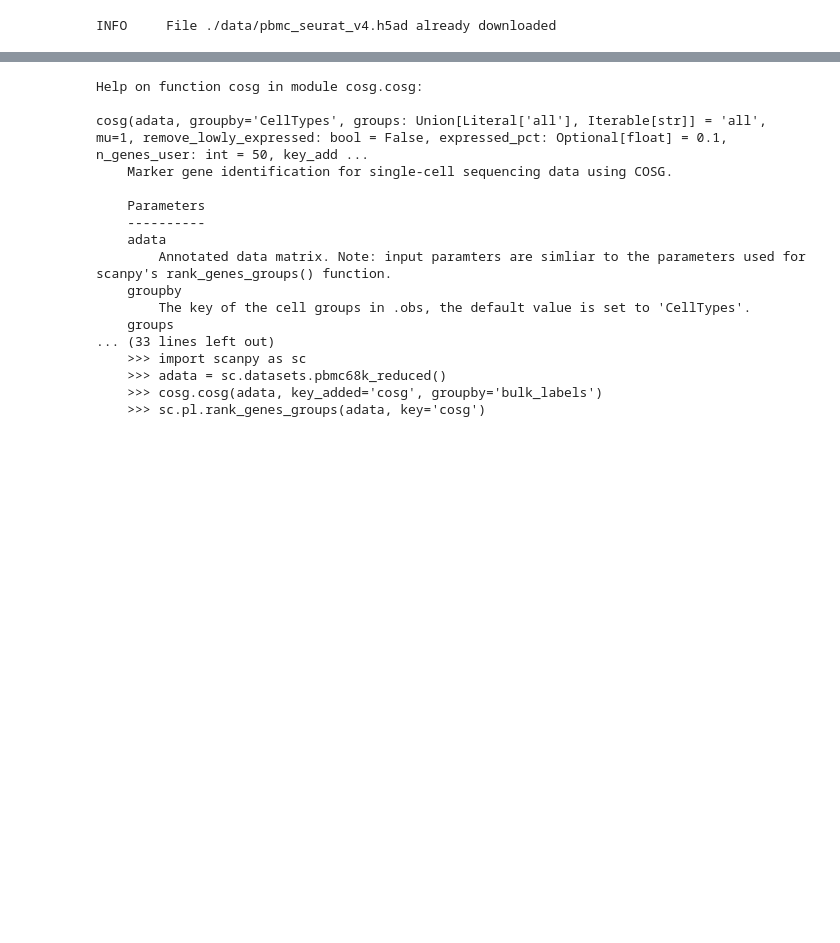
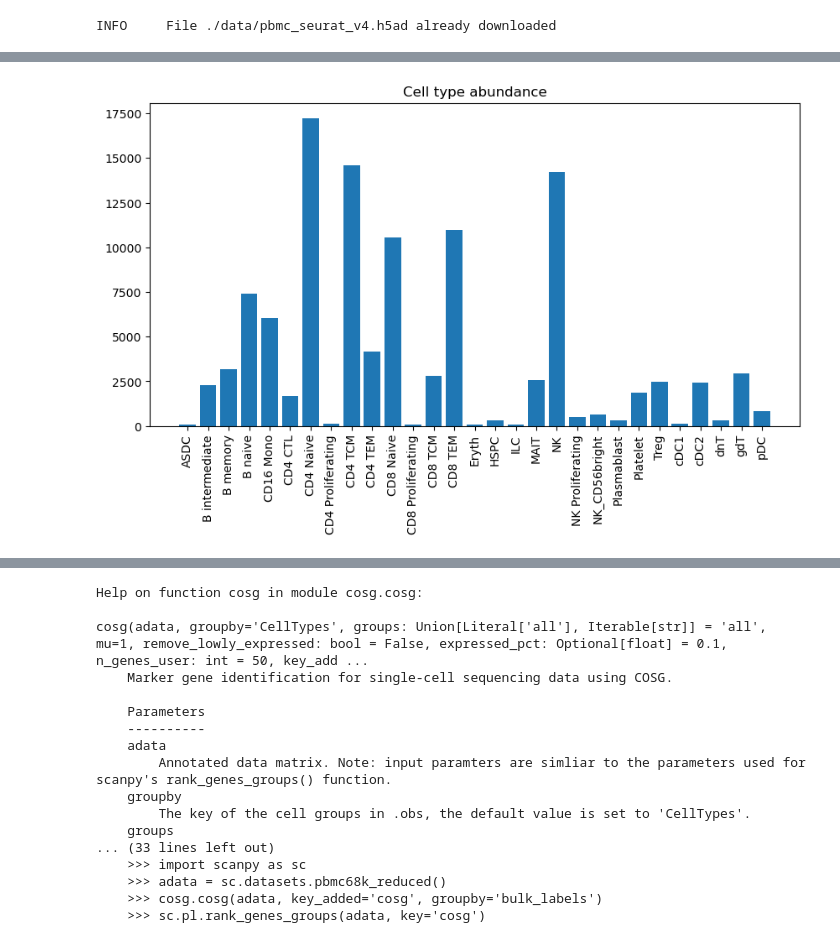
Before and after one commit to brmprnk/jointomicscomp, a Jupyter notebook: cogs.ipynb, the cells around one changed output, grey strips where cells are left out. Drawn from its saved outputs; the diff is of its cells as text; code cells hidden in the pictures; blank space fills up the shorter version.

```diff
--- a/cogs.ipynb
+++ b/cogs.ipynb
@@ -32,3 +42,23 @@ INFO     File ./data/pbmc_seurat_v4.h5ad already downloaded
+# %%
+# Get the cell type abundance
+cellType = adata.obs['celltype.l2'].unique()
+cellType = cellType[~pd.isna(cellType)]
+cellType = np.sort(cellType)
+cellTypeAbundance = adata.obs['celltype.l2'].value_counts()
+cellTypeAbundance = cellTypeAbundance[cellType]
+
+# # Sort the cell types by abundance
+# cellType = cellType[np.argsort(cellTypeAbundance)]
+# cellTypeAbundance = cellTypeAbundance[np.argsort(cellTypeAbundance)]
+
+# Create a plot of the cell type abundance, sorted by abundance
+plt.figure(figsize=(10, 5))
+plt.bar(cellType, cellTypeAbundance)
+plt.xticks(rotation=90)
+plt.title('Cell type abundance')
+plt.show()
+# %% [output]
+[figure, added]
 # %%
 protein_adata = ad.AnnData(adata.obsm["protein_counts"])
 protein_adata.obs_names = adata.obs_names
```
Also changed, not shown: parts of 16 cells of this notebook.
